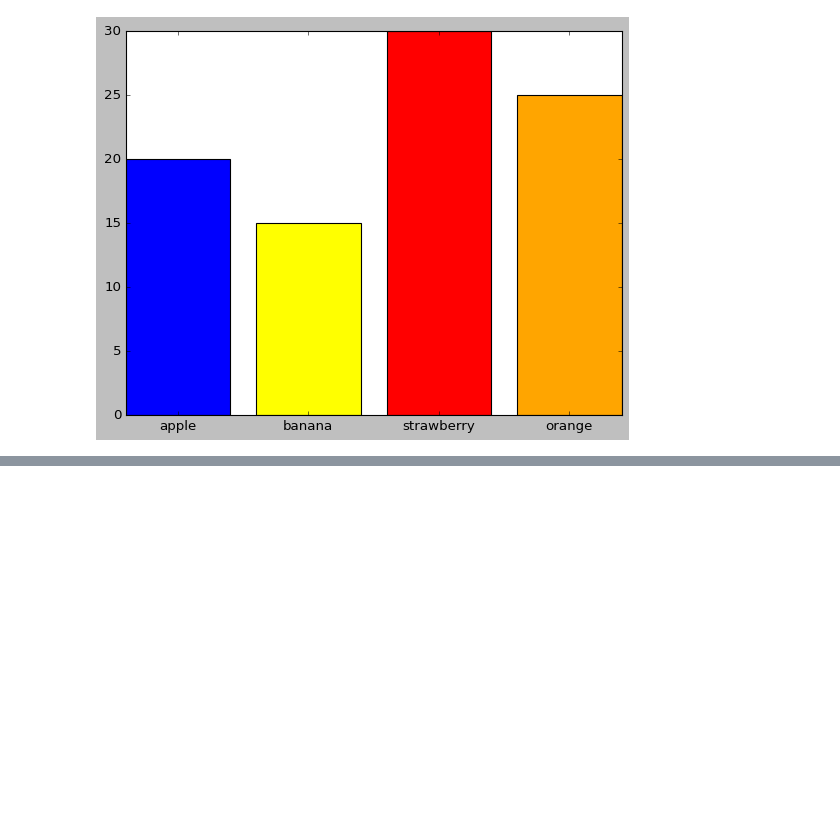
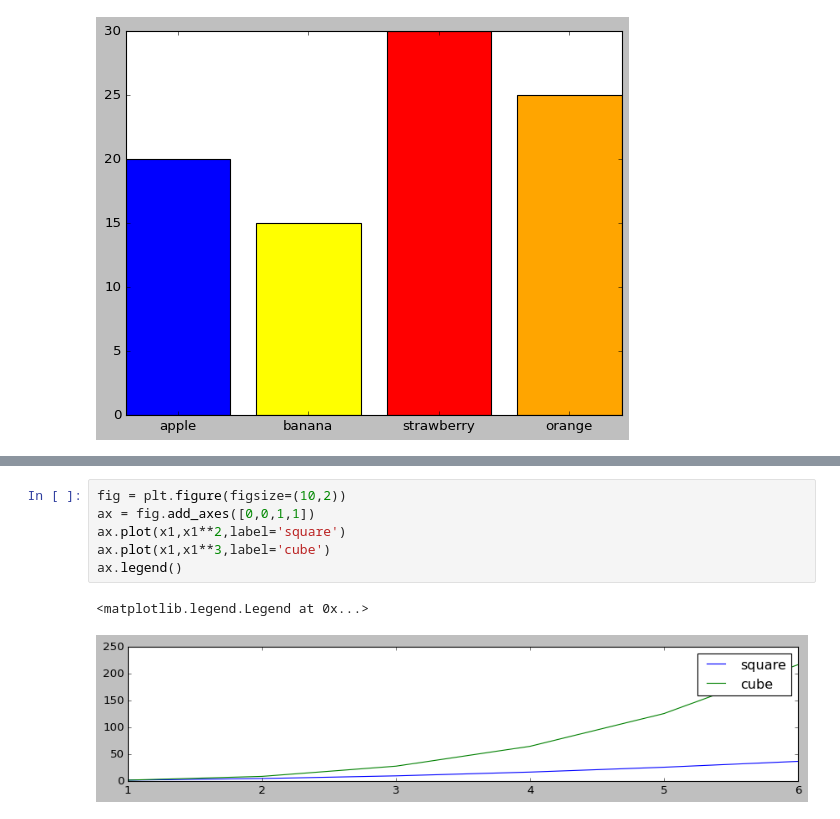
Before and after one commit to KomalKhalane25/matplotlib, a Jupyter notebook: matplotlib.ipynb, the cells around one changed output, grey strips where cells are left out. Drawn from its saved outputs; the diff is of its cells as text; blank space fills up the shorter version.

```diff
--- a/matplotlib.ipynb
+++ b/matplotlib.ipynb
@@ -149,0 +192,9 @@ plt.bar(fruits,counts,color=bar_colors)
+# %%
+fig = plt.figure(figsize=(10,2))
+ax = fig.add_axes([0,0,1,1])
+ax.plot(x1,x1**2,label='square')
+ax.plot(x1,x1**3,label='cube')
+ax.legend()
+# %% [output]
+<matplotlib.legend.Legend at 0x...>
+[figure, added]
```
Also changed, not shown: parts of 10 cells of this notebook.
